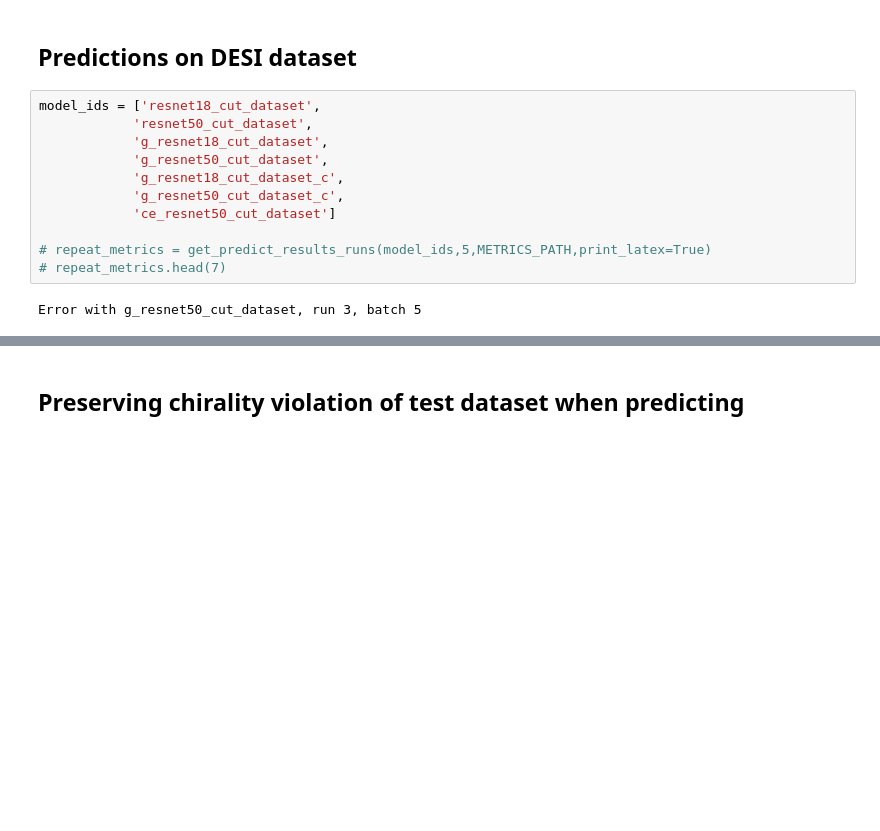
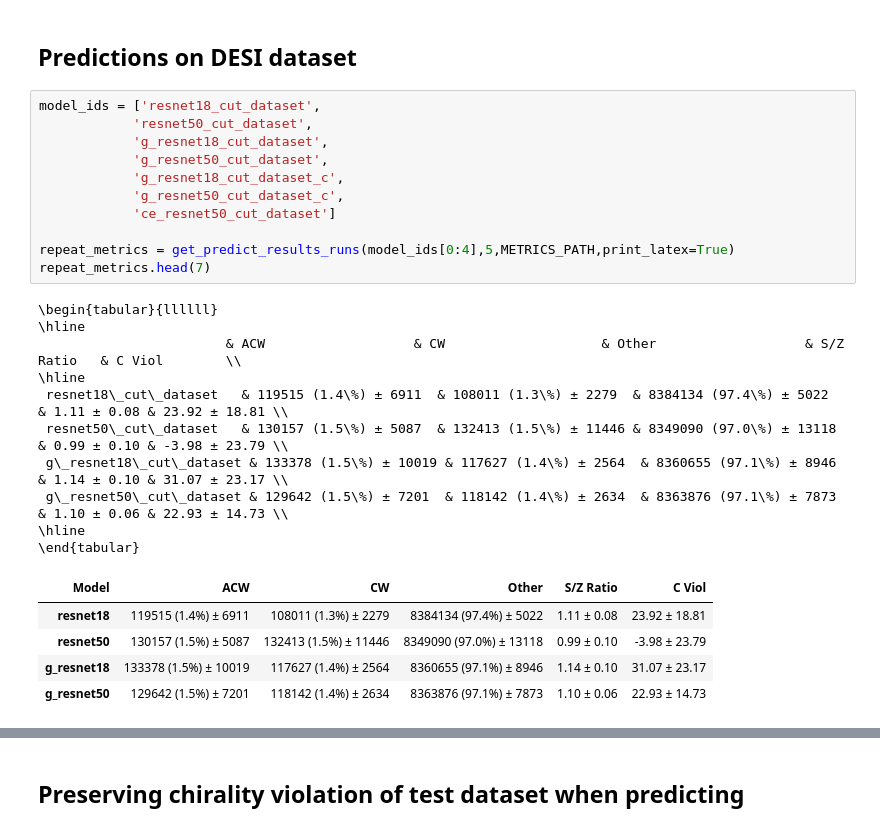
Before and after one commit to neil-power/mphys-galaxy, a Jupyter notebook: Code/model_metrics.ipynb, the cells around one changed output, grey strips where cells are left out. Drawn from its saved outputs; the diff is of its cells as text; blank space fills up the shorter version.

```diff
--- a/Code/model_metrics.ipynb
+++ b/Code/model_metrics.ipynb
@@ -220,13 +228,27 @@ plot_combined_metrics(repeat_model_ids,'val_loss','Validation Loss',METRICS_PATH
 # %%
 model_ids = ['resnet18_cut_dataset',
             'resnet50_cut_dataset',
             'g_resnet18_cut_dataset',
             'g_resnet50_cut_dataset',
             'g_resnet18_cut_dataset_c',
             'g_resnet50_cut_dataset_c',
             'ce_resnet50_cut_dataset']
 
-# repeat_metrics = get_predict_results_runs(model_ids,5,METRICS_PATH,print_latex=True)
-# repeat_metrics.head(7)
+repeat_metrics = get_predict_results_runs(model_ids[0:4],5,METRICS_PATH,print_latex=True)
+repeat_metrics.head(7)
 # %% [output]
-Error with g_resnet50_cut_dataset, run 3, batch 5
+\begin{tabular}{llllll}
+\hline
+                        & ACW                   & CW                    & Other                   & S/Z Ratio   & C Viol        \\
+\hline
+ resnet18\_cut\_dataset   & 119515 (1.4\%) ± 6911  & 108011 (1.3\%) ± 2279  & 8384134 (97.4\%) ± 5022  & 1.11 ± 0.08 & 23.92 ± 18.81 \\
+ resnet50\_cut\_dataset   & 130157 (1.5\%) ± 5087  & 132413 (1.5\%) ± 11446 & 8349090 (97.0\%) ± 13118 & 0.99 ± 0.10 & -3.98 ± 23.79 \\
+ g\_resnet18\_cut\_dataset & 133378 (1.5\%) ± 10019 & 117627 (1.4\%) ± 2564  & 8360655 (97.1\%) ± 8946  & 1.14 ± 0.10 & 31.07 ± 23.17 \\
+ g\_resnet50\_cut\_dataset & 129642 (1.5\%) ± 7201  & 118142 (1.4\%) ± 2634  & 8363876 (97.1\%) ± 7873  & 1.10 ± 0.06 & 22.93 ± 14.73 \\
+\hline
+\end{tabular}
+| Model | ACW | CW | Other | S/Z Ratio | C Viol |
+| resnet18 | 119515 (1.4%) ± 6911 | 108011 (1.3%) ± 2279 | 8384134 (97.4%) ± 5022 | 1.11 ± 0.08 | 23.92 ± 18.81 |
+| resnet50 | 130157 (1.5%) ± 5087 | 132413 (1.5%) ± 11446 | 8349090 (97.0%) ± 13118 | 0.99 ± 0.10 | -3.98 ± 23.79 |
+| g_resnet18 | 133378 (1.5%) ± 10019 | 117627 (1.4%) ± 2564 | 8360655 (97.1%) ± 8946 | 1.14 ± 0.10 | 31.07 ± 23.17 |
+| g_resnet50 | 129642 (1.5%) ± 7201 | 118142 (1.4%) ± 2634 | 8363876 (97.1%) ± 7873 | 1.10 ± 0.06 | 22.93 ± 14.73 |
```
Also changed, not shown: parts of 7 cells of this notebook, 1 other file.
